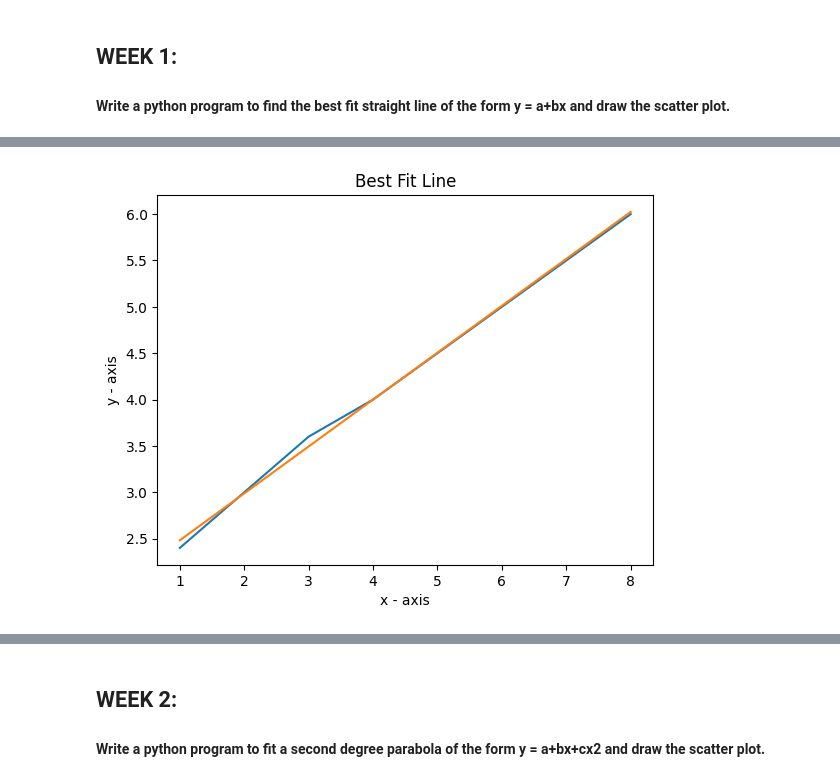
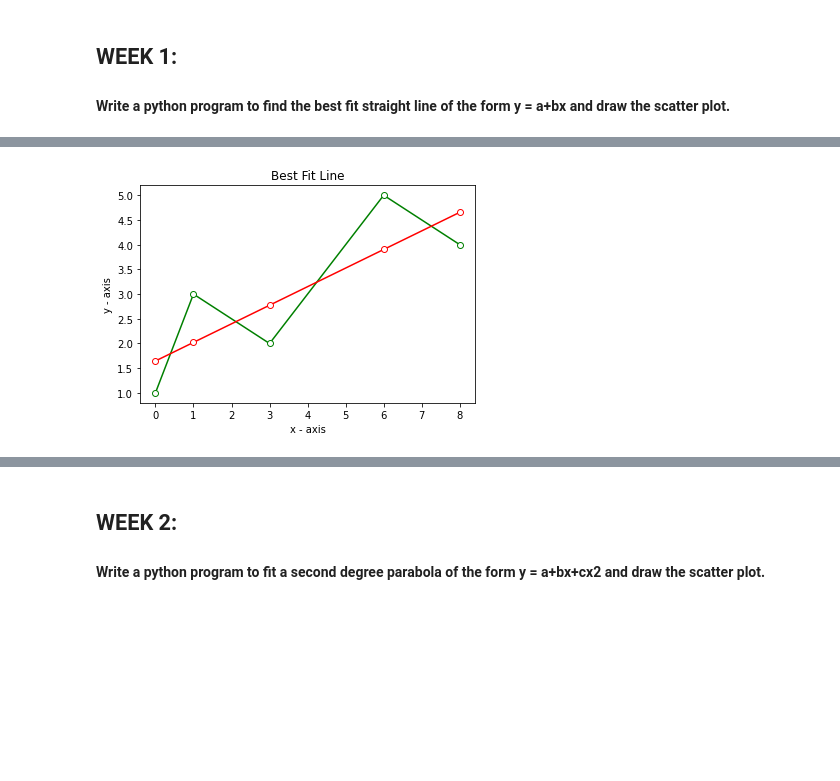
Before and after one commit to Tayyab7404/Computational-Statistics, a Jupyter notebook: CS LAB CYCLE.ipynb, the cells around one changed output, grey strips where cells are left out. Drawn from its saved outputs; the diff is of its cells as text; code cells hidden in the pictures; blank space fills up the shorter version.

```diff
--- a/CS LAB CYCLE.ipynb
+++ b/CS LAB CYCLE.ipynb
@@ -7,25 +7,6 @@ from math import sqrt
 import scipy.stats as ss
 import pandas as pd
 
-def mylen(data):
-    size = 0
-    for i in data:
-        size = size + 1
-    return size
-
-def mysum(data):
-    Sum = 0
-    for i in data:
-        Sum += i
-    return Sum
-
-def mymean(data):
-    Sum = 0
-    n = mylen(data)
-    for i in data:
-        Sum += i
-    return Sum/n
-
 # To find the f critical value
 #ss.f.ppf(q=1-0.05,df=4)
 
@@ -35,68 +16,72 @@ def mymean(data):
 ## WEEK 1:
 #### Write a python program to find the best fit straight line of the form y = a+bx and draw the scatter plot.
 # %%
-# Straight Line Best Fit:
+# Linear Regression:
 
-def drawPlotLine(x, y, Ycal):
-    plt.plot(x, y)
-    plt.plot(x, Ycal)
+import matplotlib.pyplot as plt
+import numpy as np
+
+def mymean(data):
+    Sum = 0
+    n = len(data)
+    for i in data:
+        Sum += i
+    return Sum/n
+
+def drawPlotLine(x,y,Y_cal):
+    Y_color = 'green'
+    Y_cal_color = 'red'
+    plt.plot(x,y,color=Y_color,marker='o',markerfacecolor='w')
+    plt.plot(x,Y_cal,color=Y_cal_color,marker='o',markerfacecolor='w')
     plt.xlabel('x - axis')
     plt.ylabel('y - axis')
     plt.title("Best Fit Line")
     plt.show()
+    print("X-Y Graph: Green")
+    print("X-Ycal Graph: Red")
 
-def LinearRegression(x, y):
-    n = mylen(x)
-    m = mylen(y)
+def LinearRegression(x,y):
+    n = len(x)
+    m = len(y)
 
     if n != m:
         print("Invalid Data!")
         return
 
-    SumX = mysum(x)
-    SumY = mysum(y)
+    SumX = sum(x)
+    SumY = sum(y)
 
-    slope = (n*mysum(x*y) - SumX*SumY) / (n*mysum(x*x) - SumX**2)
-
+    slope = (n*sum(x*y) - SumX*SumY) / (n*sum(x**2) - SumX**2)
     constant = (SumY - slope*SumX) / n
 
-    Ycal = slope*x + constant
+    Y_cal = slope*x + constant
 
     meanY = mymean(y)
 
-    SST = mysum([(i-meanY)**2 for i in y])
-    SSE = mysum((y-Ycal)**2)
-    SSR = mysum([(i-meanY)**2 for i in Ycal])
+    SST = sum((y-meanY)**2)
+    SSE = sum((y-Y_cal)**2)
+    SSR = sum((Y_cal-meanY)**2)
 
     Rsq = SSR/SST
     # Rsq = 1 - SSE/SST
 
-    print("X values: ",x)
-    print("Y values: ",y)
-    print("Slope (m): ",slope)
-    print("Constant (c): ",constant)
-    print("Y Calculated values: ",Ycal)
+    print("Y Calculated values: ",Y_cal)
     print("The Linear Regression Line for the given data:")
-    print(f"Y = {slope}X + {constant}")
-    print("Sum of Squares due to Total: ",SST)
-    print("Sum of Squares due to Treatments: ",SSR)
-    print("Sum of Squares due to Error: ",SSE)
-    print("R Square value: ",Rsq)
+    print("Y = ({:.4f}) + ({:.4f})X".format(constant,slope))
+    print("Sum of Squares due to Total: {:.4f}".format(SST))
+    print("Sum of Squares due to Regression: {:.4f}".format(SSR))
+    print("Sum of Squares due to Error: {:.4f}".format(SSE))
+    print("R Square value: {:.4f}".format(Rsq))
 
-    drawPlotLine(x, y, Ycal)
+    drawPlotLine(x,y,Y_cal)
 
     if Rsq > 0.9:
-        print("The Y Calculated values is the best fit for the given data")
+        print("The Regression Line Y = ({:.4f}) + ({:.4f})X is the best fit for given data".format(constant,slope))
     else:
-        print("The Y Calculated values is not the best fit for the given data")
-
-    return Ycal
+        print("The Regression Line Y = ({:.4f}) + ({:.4f})X is not the best fit for given data".format(constant,slope))
 
 x = np.array([float(i) for i in input("Enter x values: ").strip().split()])
 y = np.array([float(i) for i in input("Enter y values: ").strip().split()])
 
-# x = np.array([1, 2, 3, 4, 6, 8])
-# y = np.array([2.4, 3, 3.6, 4, 5, 6])
-
-LinearRegression(x, y)
+LinearRegression(x,y)
 # %% [output]
@@ -116 +97 @@ R Square value:  0.997841338370211
-[figure, old version]
+[figure, new version]
```
Also changed, not shown: parts of 6 cells of this notebook, 1 other file.
